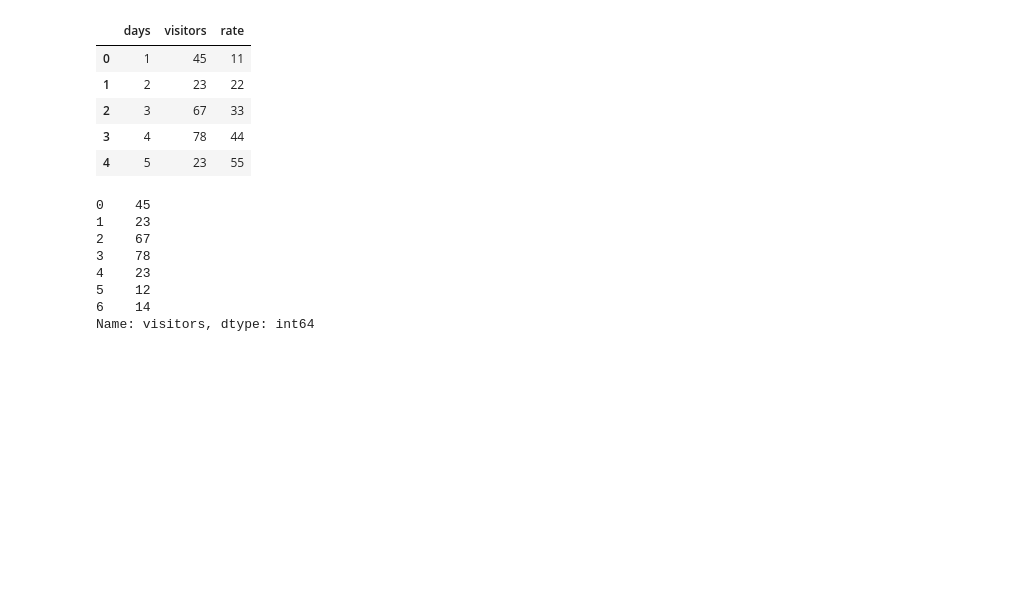
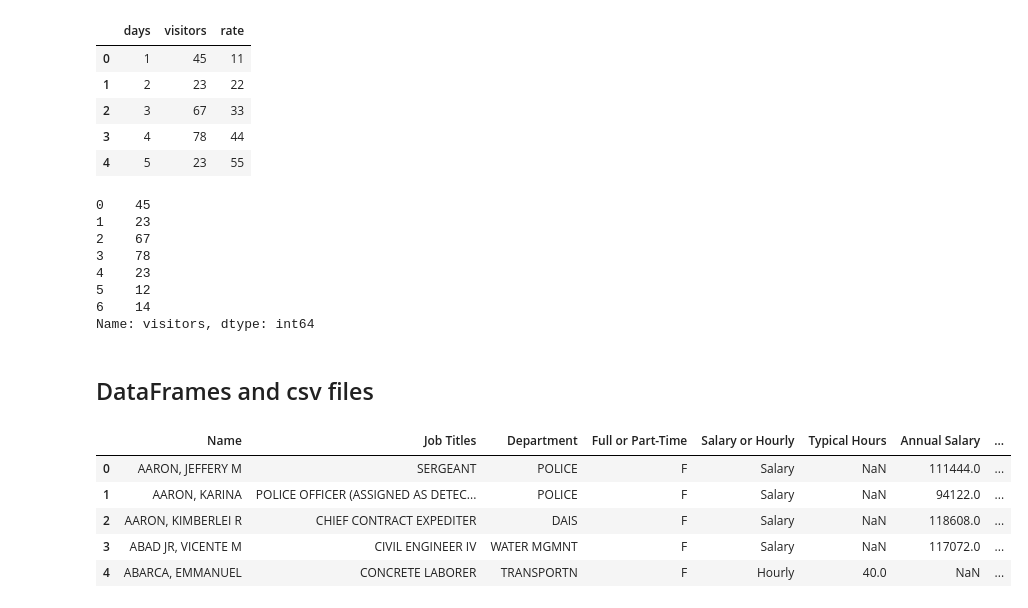
Before and after one commit to jpaulorc/Leaning-Python, a Jupyter notebook: NB00012-pandas.ipynb, the cells around one changed output. Drawn from its saved outputs; the diff is of its cells as text; code cells hidden in the pictures; blank space fills up the shorter version.

```diff
--- a/NB00012-pandas.ipynb
+++ b/NB00012-pandas.ipynb
@@ -379,3 +379,16 @@ df['visitors']
 5    12
 6    14
 Name: visitors, dtype: int64
+# %% [markdown]
+## DataFrames and csv files
+# %%
+df = pd.read_csv('files/Current_Employee_Names__Salaries__and_Position_Titles.csv')
+# %%
+df.head()
+# %% [output]
+|  | Name | Job Titles | Department | Full or Part-Time | Salary or Hourly | Typical Hours | Annual Salary | ... |
+| 0 | AARON, JEFFERY M | SERGEANT | POLICE | F | Salary | NaN | 111444.0 | ... |
+| 1 | AARON, KARINA | POLICE OFFICER (ASSIGNED AS DETEC... | POLICE | F | Salary | NaN | 94122.0 | ... |
+| 2 | AARON, KIMBERLEI R | CHIEF CONTRACT EXPEDITER | DAIS | F | Salary | NaN | 118608.0 | ... |
+| 3 | ABAD JR, VICENTE M | CIVIL ENGINEER IV | WATER MGMNT | F | Salary | NaN | 117072.0 | ... |
+| 4 | ABARCA, EMMANUEL | CONCRETE LABORER | TRANSPORTN | F | Hourly | 40.0 | NaN | ... |
```
Also changed, not shown: parts of 15 cells of this notebook.
